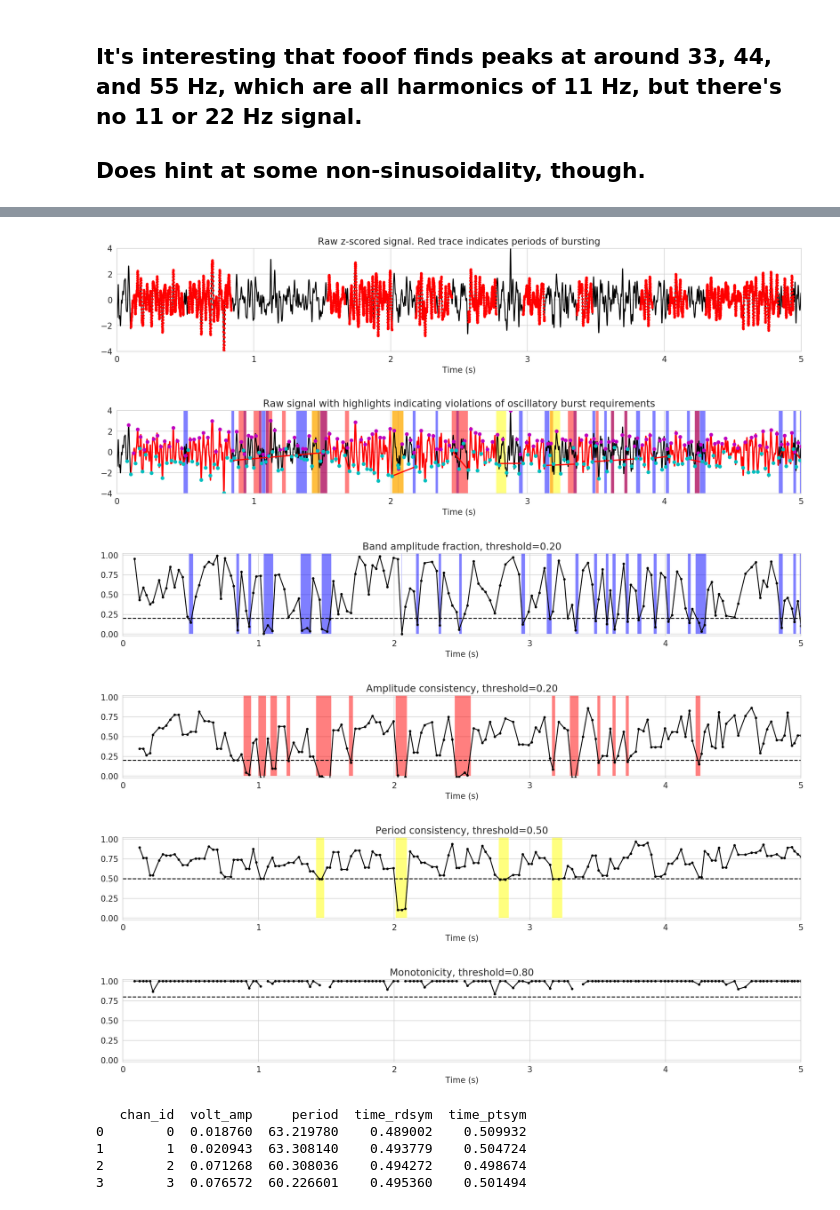
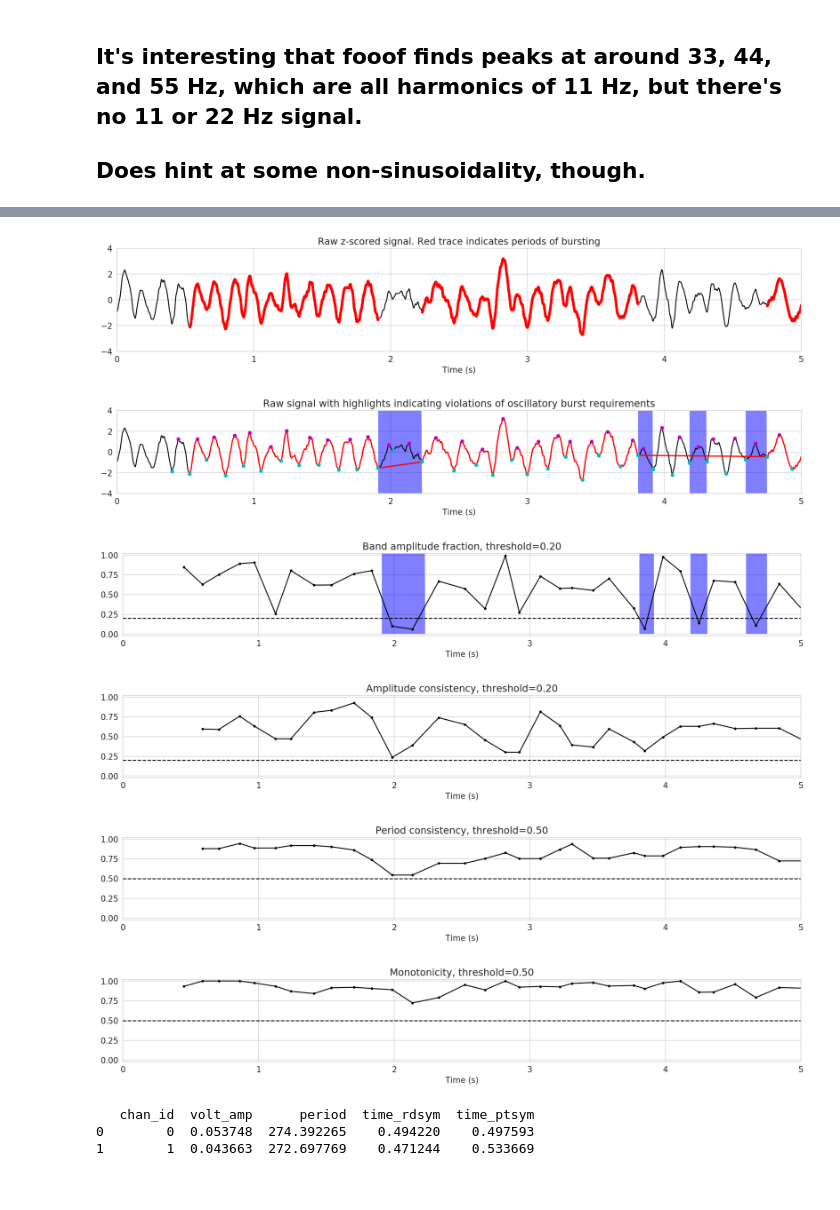
Before and after one commit to voytekresearch/Public, a Jupyter notebook: hemipark/hemiparkinsonian shape.ipynb, the cells around one changed output, grey strips where cells are left out. Drawn from its saved outputs; the diff is of its cells as text; code cells hidden in the pictures.

Commit message:
add new files, and give notch filtering a try for multiple oscillation band shape

```diff
--- a/hemipark/hemiparkinsonian shape.ipynb
+++ b/hemipark/hemiparkinsonian shape.ipynb
@@ -36,7 +36,7 @@ Once deleted, variables cannot be recovered. Proceed (y/[n])? y
 The autoreload extension is already loaded. To reload it, use:
   %reload_ext autoreload
 # %%
-filename = 'hemiparkinsonianRat.npy' # provided file
+filename = 'hemiparkinsonianRat2_Raw.npy' # provided file
 
 fs = 2000 # told via email
 
@@ -60,14 +60,14 @@ plt.show()
 pxx = []
 
 for i in range(data.shape[0]):
-    fxx, temp = spectral.compute_spectrum(data[i,:], fs, method='welch', avg_type='mean', nperseg=fs/2)
+    fxx, temp = spectral.compute_spectrum(data[i,:], fs, method='welch', avg_type='mean', nperseg=fs*2)
 
     pxx.append(temp)
 
 pxx = np.asarray(pxx)
 mean_pxx = np.mean(pxx,0)
 
-plt.plot(fxx[3:50], np.log10(mean_pxx[3:50]))
-plt.ylim((-7, -4)) # scale the spectrum a bit
+plt.plot(fxx[1:200], np.log10(mean_pxx[1:200]))
+# plt.ylim((-7, -4)) # scale the spectrum a bit
 plt.show()
 # %% [output]
@@ -116,13 +117,12 @@ peak_osc = np.argmax(fm.peak_params_[:,1])
 
 # get the center freq, power, and bandwidth of that largest peak
 osc_params = fm.peak_params_[peak_osc,:]
-
 print(osc_params)
 
 # frequency band of interest
 # this is the center freq -/+ bandwidth of the largest
     # power oscillation found by fooof
 osc = ((osc_params[0]-osc_params[2]), (osc_params[0]+osc_params[2]))
-
+osc = (5.5, 9.5)
 print(osc)
 # %% [output]
@@ -131,18 +131,21 @@ print(osc)
 # %%
 # low-pass filter
-fc = 50
+lp = 50
+hp = 1.8
 
 signals = []
 # Apply lowpass filter to each signal
 for i in range(len(data)):
-    temp = filt.filter_signal(data[i,:], fs, 'lowpass', (None, fc))
+    temp = filt.filter_signal(data[i,:], fs, 'lowpass', (None, lp), remove_edges=False)
+    temp = filt.filter_signal(temp, fs, 'highpass', (hp, None), remove_edges=False)
+    temp = filt.filter_signal(temp, fs, 'bandstop', (20, 45), remove_edges=False)
     signals.append(temp)
 signals = np.asarray(signals)
 
 burst_kwargs = {'amplitude_fraction_threshold': .2,
                 'amplitude_consistency_threshold': .2,
                 'period_consistency_threshold': .5,
-                'monotonicity_threshold': .8,
+                'monotonicity_threshold': .5,
                 'N_cycles_min': 3} # Tuned burst detection parameters
 
 # Compute features for each signal and concatenate into single dataframe
@@ -155,5 +158,20 @@ for i in range(N):
 df_cycles = pd.concat(dfs)
 
 print(df_cycles.head())
+
+# get the spectra for each channel
+pxx = []
+
+for i in range(data.shape[0]):
+    fxx, temp = spectral.compute_spectrum(signals[i,:], fs, method='welch', avg_type='mean', nperseg=fs*2)
+
+    pxx.append(temp)
+
+pxx = np.asarray(pxx)
+mean_pxx = np.mean(pxx,0)
+
+plt.plot(fxx[1:100], np.log10(mean_pxx[1:100]))
+# plt.ylim((-7, -4)) # scale the spectrum a bit
+plt.show()
 # %% [output]
    sample_peak  sample_zerox_decay  sample_zerox_rise  sample_last_trough  \
@@ -176,19 +195,19 @@ print(df_cycles.head())
 # %%
 chan = 1
 data_df = df_cycles[df_cycles['chan_id']==chan]
 
-plot_burst_detect_params(data[chan], fs, data_df,
+plot_burst_detect_params(signals[chan], fs, data_df,
                          burst_kwargs, tlims=(0, 5), figsize=(16, 3), plot_only_result=True)
 
-plot_burst_detect_params(data[chan], fs, data_df,
+plot_burst_detect_params(signals[chan], fs, data_df,
                          burst_kwargs, tlims=(0, 5), figsize=(16, 3))
 # %% [output]
-[figure, old version]
+[figure, new version]
-[figure, old version]
+[figure, new version]
-[figure, old version]
+[figure, new version]
-[figure, old version]
+[figure, new version]
-[figure, old version]
+[figure, new version]
-[figure, old version]
+[figure, new version]
 # %%
 # Only consider cycles that were identified to be in bursting regimes
 df_cycles_burst = df_cycles[df_cycles['is_burst']]
@@ -198,8 +217,6 @@ features_keep = ['volt_amp', 'period', 'time_rdsym', 'time_ptsym']
 df_chans = df_cycles_burst.groupby(['chan_id']).mean()[features_keep].reset_index()
 print(df_chans)
 # %% [output]
-   chan_id  volt_amp     period  time_rdsym  time_ptsym
-0        0  0.018760  63.219780    0.489002    0.509932
-1        1  0.020943  63.308140    0.493779    0.504724
-2        2  0.071268  60.308036    0.494272    0.498674
-3        3  0.076572  60.226601    0.495360    0.501494
+   chan_id  volt_amp      period  time_rdsym  time_ptsym
+0        0  0.053748  274.392265    0.494220    0.497593
+1        1  0.043663  272.697769    0.471244    0.533669
```
Also changed, not shown: parts of 6 cells of this notebook, 3 other files.
